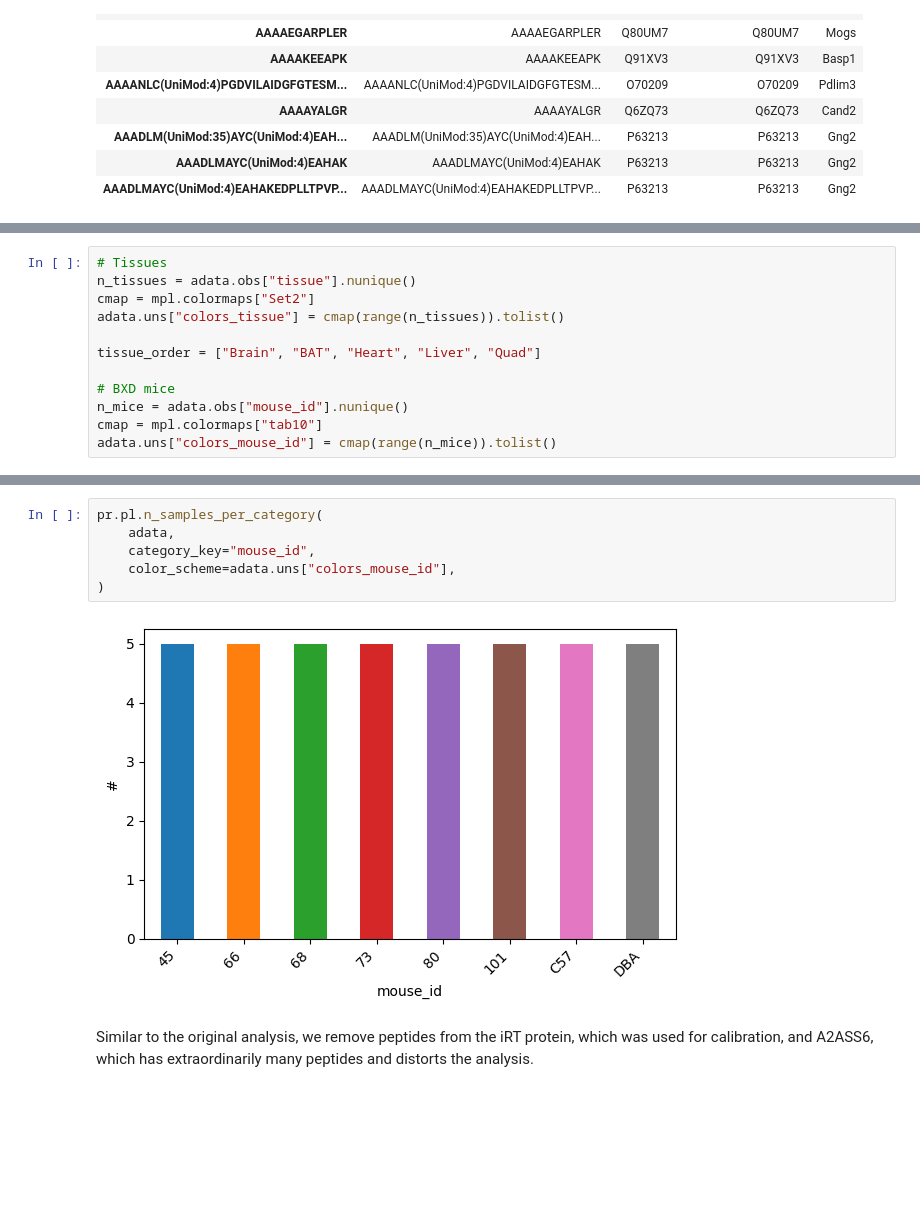
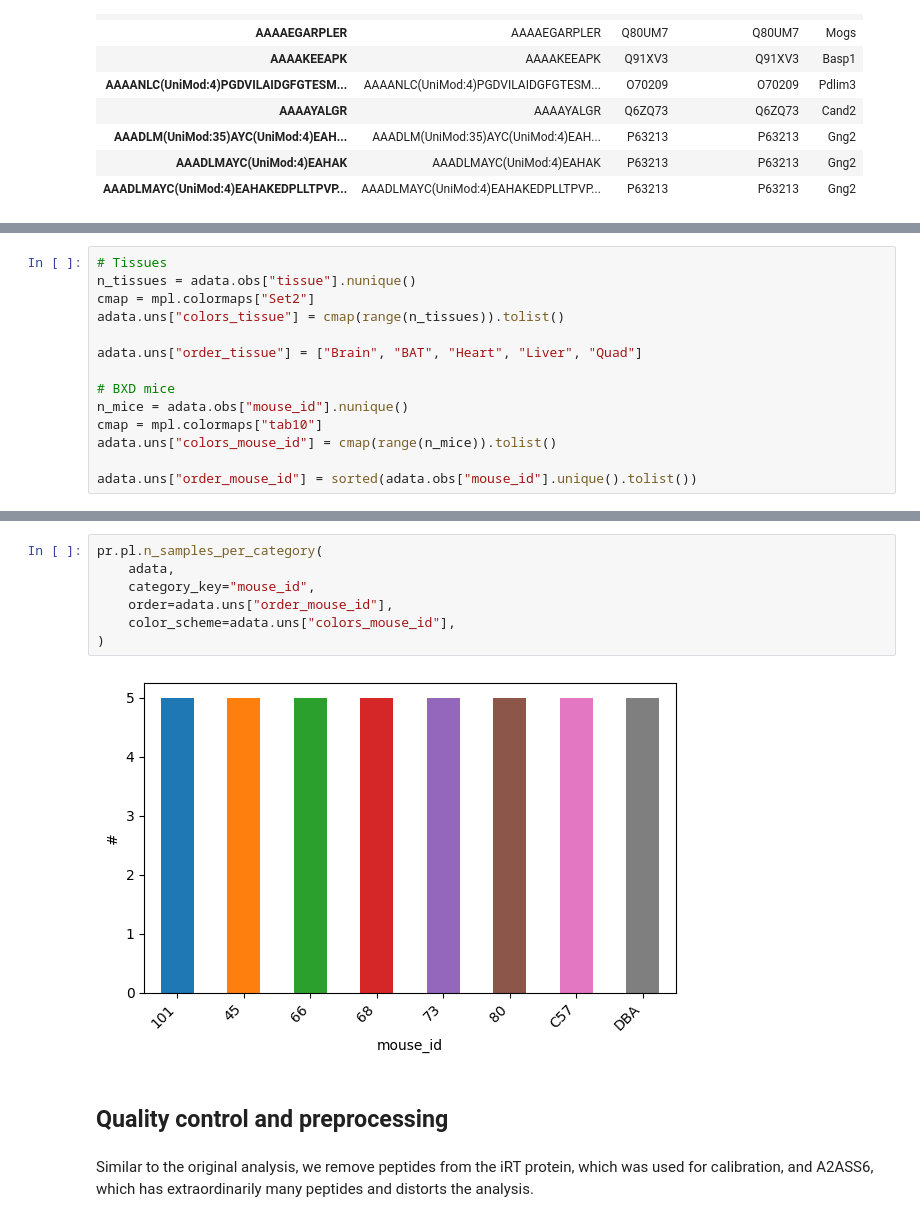
Before and after one commit to UKHD-NP/proteopy, a Jupyter notebook: docs/tutorials/bludau-2021_tissue-specific-proteoform-inference-across-five-mouse-organs.ipynb, the cells around one changed output, grey strips where cells are left out. Saved outputs shown, nothing was run; the diff lists cells and outputs as text; blank space fills up the shorter version.

```diff
--- a/docs/tutorials/bludau-2021_tissue-specific-proteoform-inference-across-five-mouse-organs.ipynb
+++ b/docs/tutorials/bludau-2021_tissue-specific-proteoform-inference-across-five-mouse-organs.ipynb
@@ -134,9 +139,11 @@ n_tissues = adata.obs["tissue"].nunique()
 cmap = mpl.colormaps["Set2"]
 adata.uns["colors_tissue"] = cmap(range(n_tissues)).tolist()
 
-tissue_order = ["Brain", "BAT", "Heart", "Liver", "Quad"]
+adata.uns["order_tissue"] = ["Brain", "BAT", "Heart", "Liver", "Quad"]
 
 # BXD mice
 n_mice = adata.obs["mouse_id"].nunique()
 cmap = mpl.colormaps["tab10"]
 adata.uns["colors_mouse_id"] = cmap(range(n_mice)).tolist()
+
+adata.uns["order_mouse_id"] = sorted(adata.obs["mouse_id"].unique().tolist())
@@ -156,11 +161,14 @@ pr.pl.n_samples_per_category(
 # %%
 pr.pl.n_samples_per_category(
     adata,
     category_key="mouse_id",
+    order=adata.uns["order_mouse_id"],
     color_scheme=adata.uns["colors_mouse_id"],
 )
 # %% [output]
-[figure, old version]
+[figure, new version]
+# %% [markdown]
+## Quality control and preprocessing
 # %% [markdown]
 Similar to the original analysis, we remove peptides from the iRT protein, which was used for calibration, and A2ASS6, which has extraordinarily many
 peptides and distorts the analysis.
```
Also changed, not shown: parts of 24 cells of this notebook, 1 other file.
